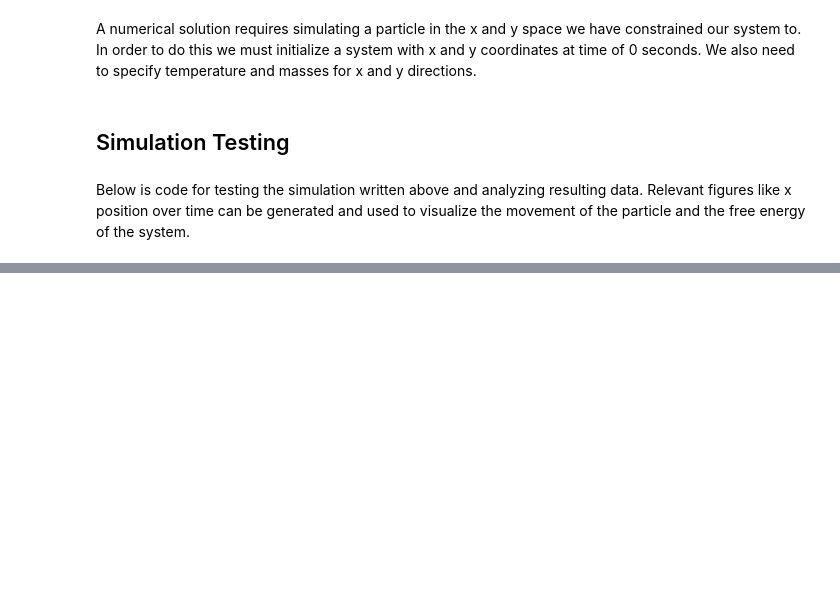
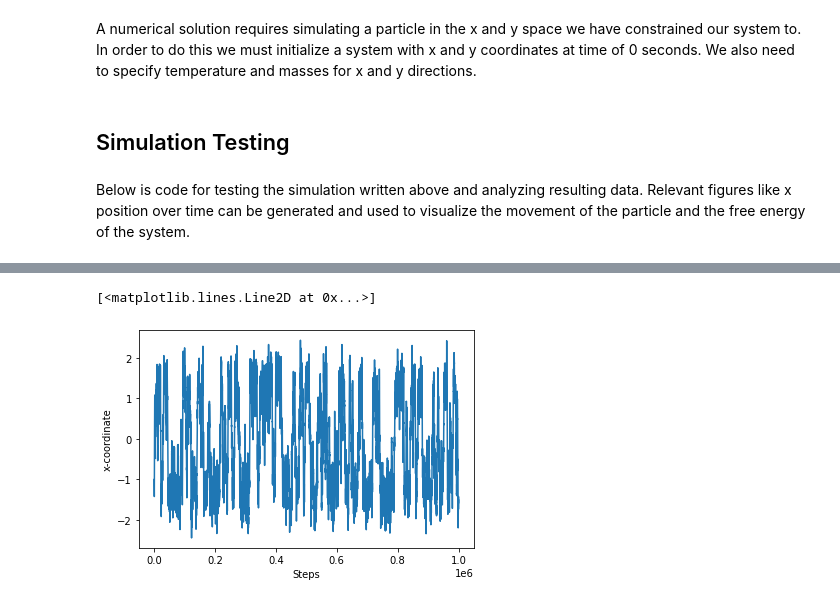
Before and after one commit to thomasegg3/enhanced_sampling_practice, a Jupyter notebook: toy_problem.ipynb, the cells around one changed output, grey strips where cells are left out. Saved outputs shown, nothing was run; the diff lists cells and outputs as text; code cells hidden in the pictures; blank space fills up the shorter version.

```diff
--- a/toy_problem.ipynb
+++ b/toy_problem.ipynb
@@ -268,0 +251,8 @@ x1
+# %%
+#Plot momentum squared over time
+plt.xlabel('Steps')
+plt.ylabel('x-coordinate')
+plt.plot(steps2[:idx], x2[:idx])
+# %% [output]
+[<matplotlib.lines.Line2D at 0x...>]
+[figure, added]
```
Also changed, not shown: parts of 14 cells of this notebook.
